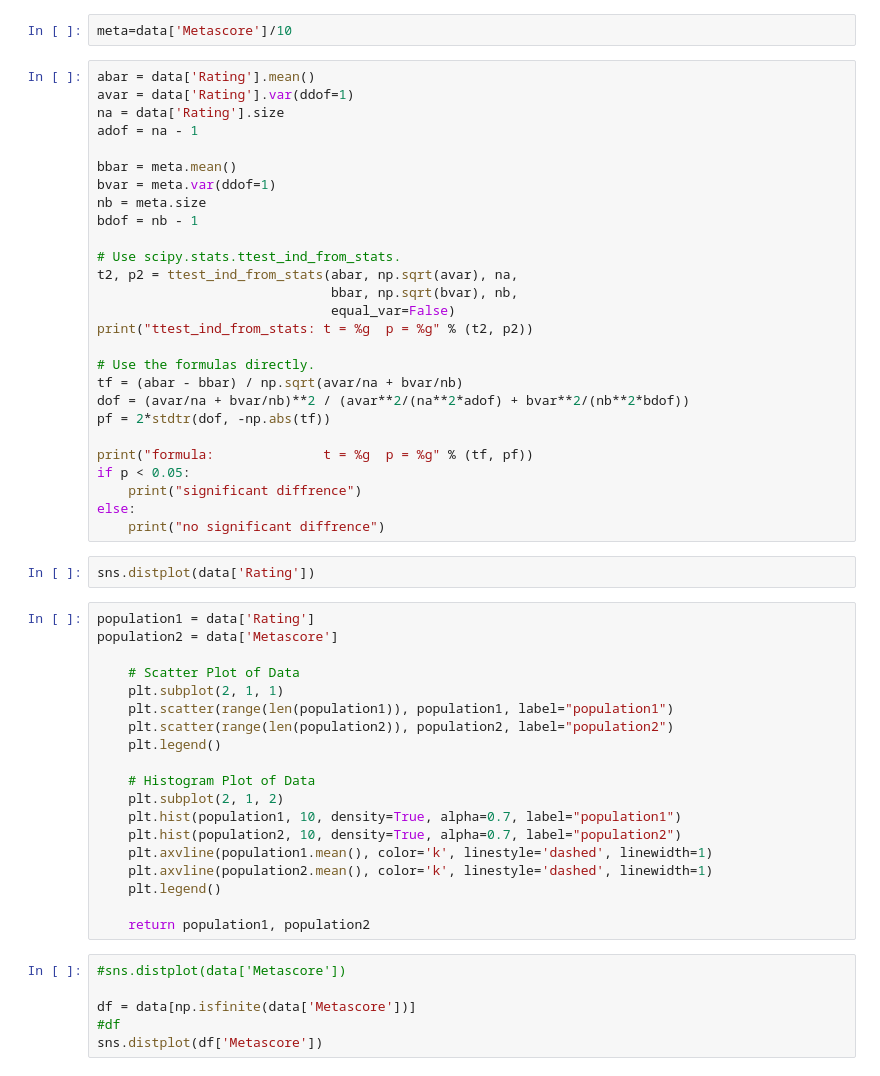
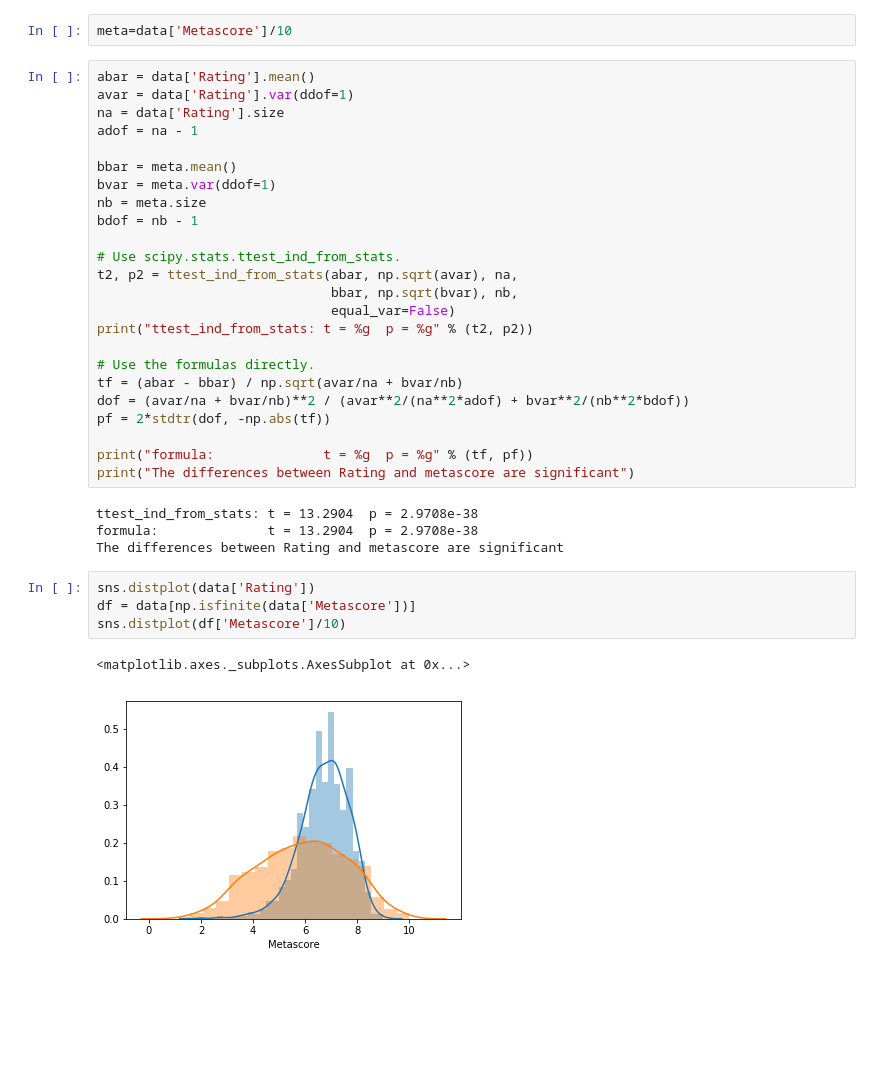
Before and after one commit to lukgonza/data_bootcamp_project_1, a Jupyter notebook: notebooks/mahtab.ipynb, the cells around one changed output. Drawn from its saved outputs; the diff is of its cells as text; blank space fills up the shorter version.

```diff
--- a/notebooks/mahtab.ipynb
+++ b/notebooks/mahtab.ipynb
@@ -233,37 +227,18 @@ dof = (avar/na + bvar/nb)**2 / (avar**2/(na**2*adof) + bvar**2/(nb**2*bdof))
 pf = 2*stdtr(dof, -np.abs(tf))
 
 print("formula:              t = %g  p = %g" % (tf, pf))
-if p < 0.05:
-    print("significant diffrence")
-else:
-    print("no significant diffrence")
+print("The differences between Rating and metascore are significant")
+# %% [output]
+ttest_ind_from_stats: t = 13.2904  p = 2.9708e-38
+formula:              t = 13.2904  p = 2.9708e-38
+The differences between Rating and metascore are significant
-# %%
-sns.distplot(data['Rating'])
-# %%
-population1 = data['Rating']
-population2 = data['Metascore']
-
-    # Scatter Plot of Data
-    plt.subplot(2, 1, 1)
-    plt.scatter(range(len(population1)), population1, label="population1")
-    plt.scatter(range(len(population2)), population2, label="population2")
-    plt.legend()
-
-    # Histogram Plot of Data
-    plt.subplot(2, 1, 2)
-    plt.hist(population1, 10, density=True, alpha=0.7, label="population1")
-    plt.hist(population2, 10, density=True, alpha=0.7, label="population2")
-    plt.axvline(population1.mean(), color='k', linestyle='dashed', linewidth=1)
-    plt.axvline(population2.mean(), color='k', linestyle='dashed', linewidth=1)
-    plt.legend()
-
-    return population1, population2
 # %%
-#sns.distplot(data['Metascore'])
-
+sns.distplot(data['Rating'])
 df = data[np.isfinite(data['Metascore'])]
-#df
-sns.distplot(df['Metascore'])
+sns.distplot(df['Metascore']/10)
+# %% [output]
+<matplotlib.axes._subplots.AxesSubplot at 0x...>
+[figure, added]
 # %%
 bbar = meta.mean()
 abar = data['Rating'].mean()
```
Also changed, not shown: parts of 8 cells of this notebook.
